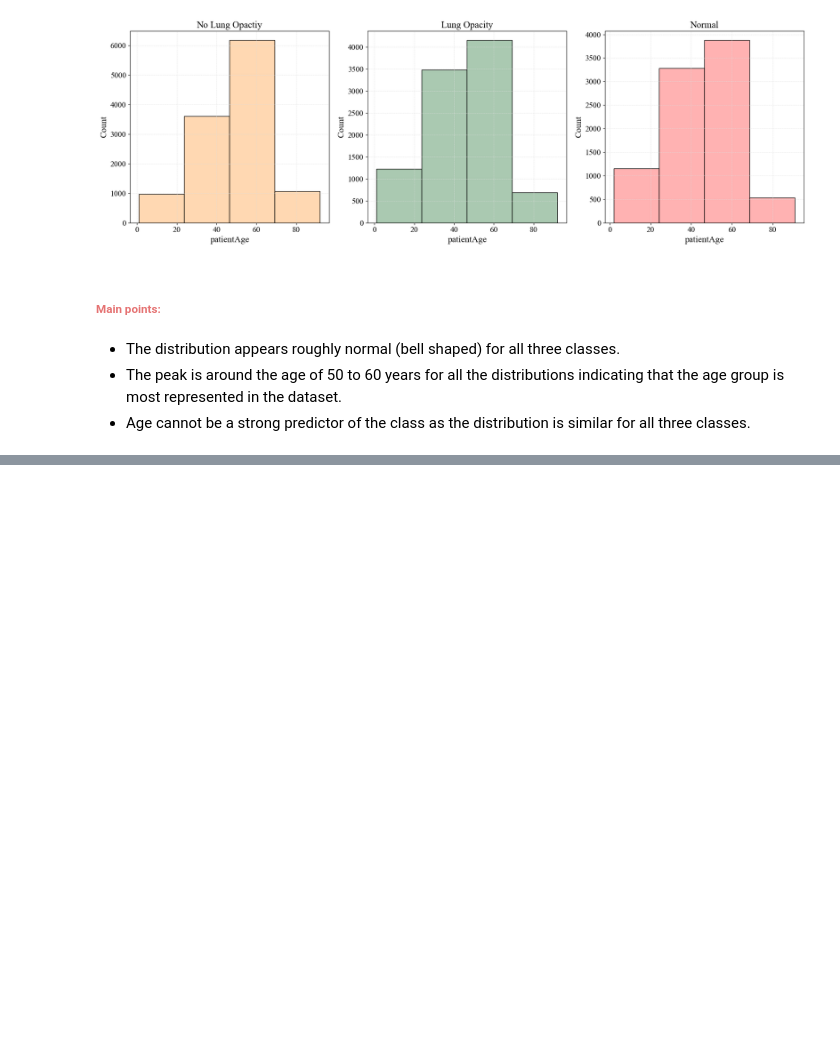
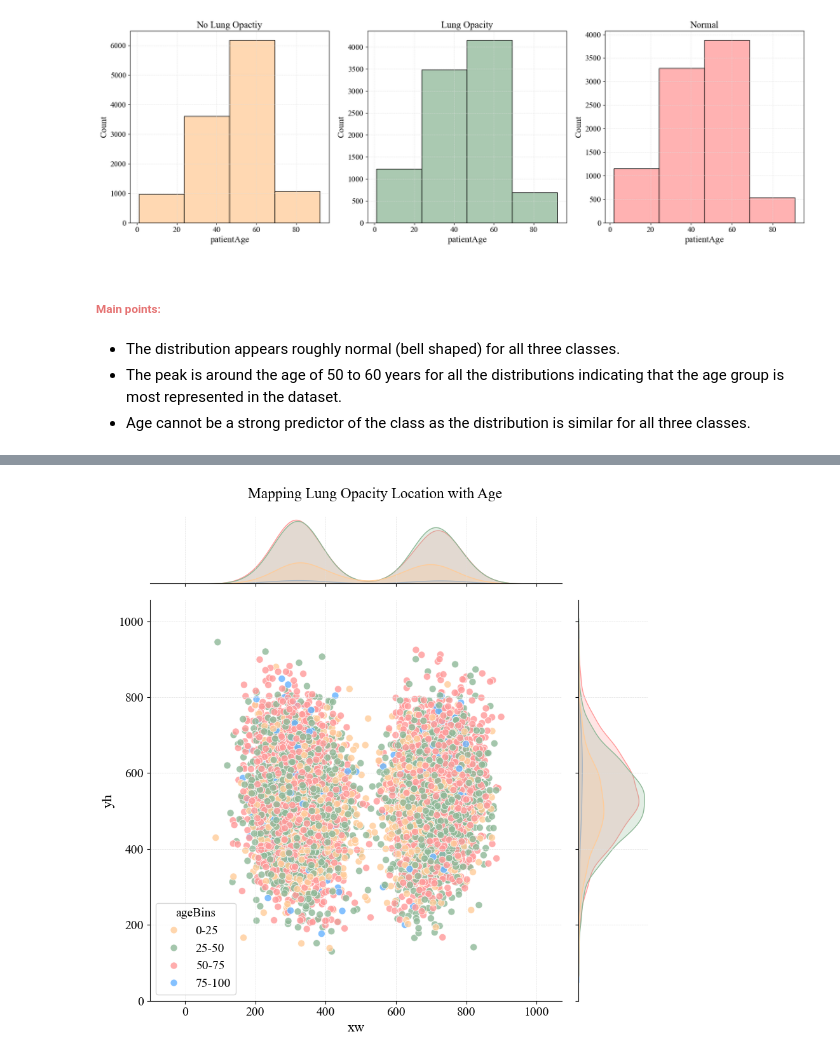
Before and after one commit to AIML-July-23-A-Capstone-G1-Team/Capstone-Project, a Jupyter notebook: Capstone.ipynb, the cells around one changed output, grey strips where cells are left out. Cells and saved outputs as stored; diff of their text form; code cells hidden in the pictures; blank space fills up the shorter version.

Commit message:
Completed upto vizualization of locations under Step 4

```diff
--- a/Capstone.ipynb
+++ b/Capstone.ipynb
@@ -814,0 +966,21 @@ plotHist(
+# %%
+# Mapping the location of Pneumonia with respect to the age of the patient
+
+# Plot the jointplot with correct syntax
+ax = sns.jointplot(
+    x="xw",
+    y="yh",
+    hue="ageBins",
+    data=bboxes,
+    height=9,
+    alpha=0.8,
+    color="red",
+)
+
+# Add title
+ax.figure.suptitle("Mapping Lung Opacity Location with Age")
+
+plt.tight_layout()
+plt.show()
+# %% [output]
+[figure, added]
```
Also changed, not shown: parts of 16 cells of this notebook.
